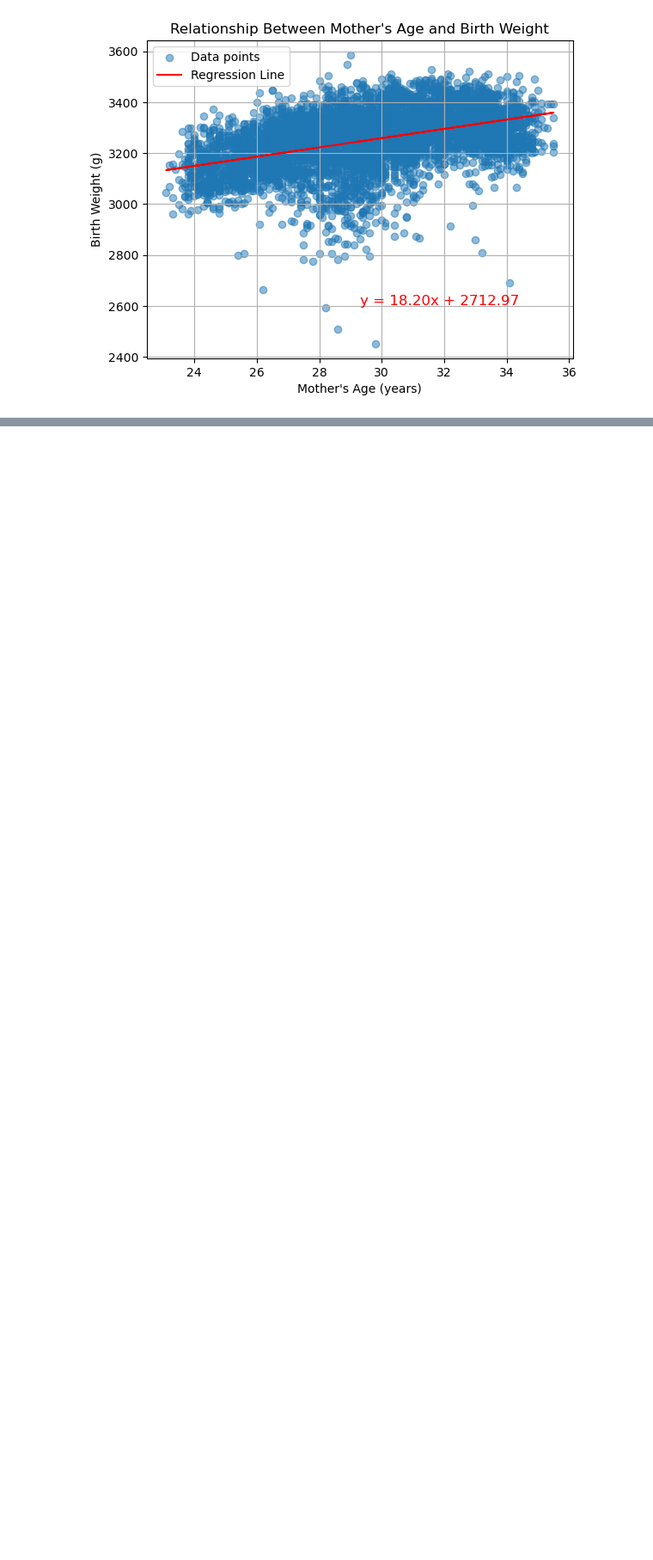
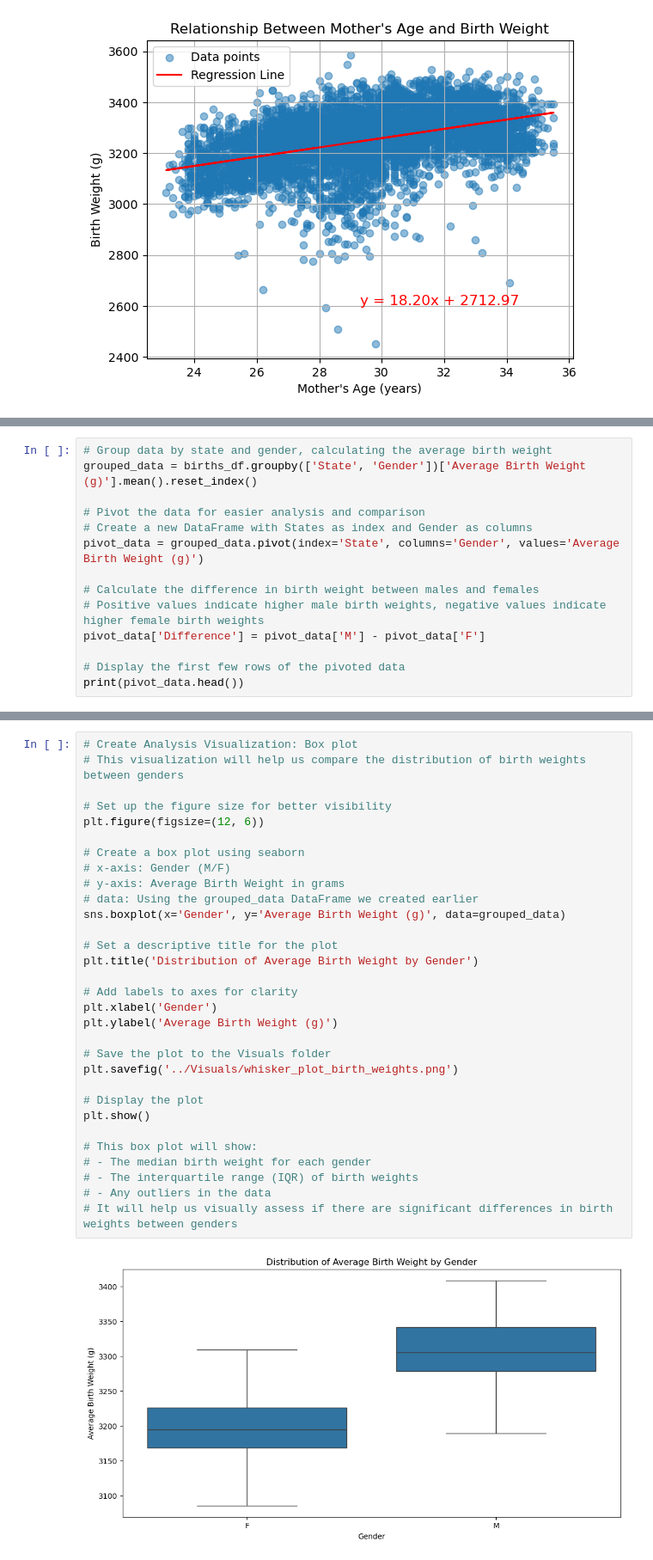
Before and after one commit to micah-11101/US-Birth-Analysis, a Jupyter notebook: JupyterNotebooks/Data_analysis.ipynb, the cells around one changed output, grey strips where cells are left out. Shown at 86% size. Cells and saved outputs as stored; diff of their text form; blank space fills up the shorter version.

```diff
--- a/JupyterNotebooks/MMK.ipynb
+++ b/JupyterNotebooks/Data_analysis.ipynb
@@ -532,0 +839,14 @@ plt.show()
+# %%
+# Group data by state and gender, calculating the average birth weight
+grouped_data = births_df.groupby(['State', 'Gender'])['Average Birth Weight (g)'].mean().reset_index()
+
+# Pivot the data for easier analysis and comparison
+# Create a new DataFrame with States as index and Gender as columns
+pivot_data = grouped_data.pivot(index='State', columns='Gender', values='Average Birth Weight (g)')
+
+# Calculate the difference in birth weight between males and females
+# Positive values indicate higher male birth weights, negative values indicate higher female birth weights
+pivot_data['Difference'] = pivot_data['M'] - pivot_data['F']
+
+# Display the first few rows of the pivoted data
+print(pivot_data.head())
@@ -532,0 +876,33 @@ plt.show()
+# %%
+# Create Analysis Visualization: Box plot
+# This visualization will help us compare the distribution of birth weights between genders
+
+# Set up the figure size for better visibility
+plt.figure(figsize=(12, 6))
+
+# Create a box plot using seaborn
+# x-axis: Gender (M/F)
+# y-axis: Average Birth Weight in grams
+# data: Using the grouped_data DataFrame we created earlier
+sns.boxplot(x='Gender', y='Average Birth Weight (g)', data=grouped_data)
+
+# Set a descriptive title for the plot
+plt.title('Distribution of Average Birth Weight by Gender')
+
+# Add labels to axes for clarity
+plt.xlabel('Gender')
+plt.ylabel('Average Birth Weight (g)')
+
+# Save the plot to the Visuals folder
+plt.savefig('../Visuals/whisker_plot_birth_weights.png')
+
+# Display the plot
+plt.show()
+
+# This box plot will show:
+# - The median birth weight for each gender
+# - The interquartile range (IQR) of birth weights
+# - Any outliers in the data
+# It will help us visually assess if there are significant differences in birth weights between genders
+# %% [output]
+[figure, added]
```
Also changed, not shown: parts of 27 cells of this notebook.
